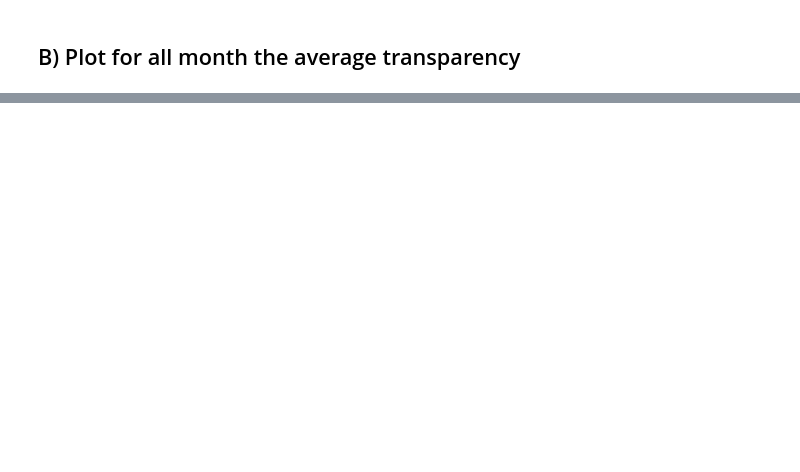
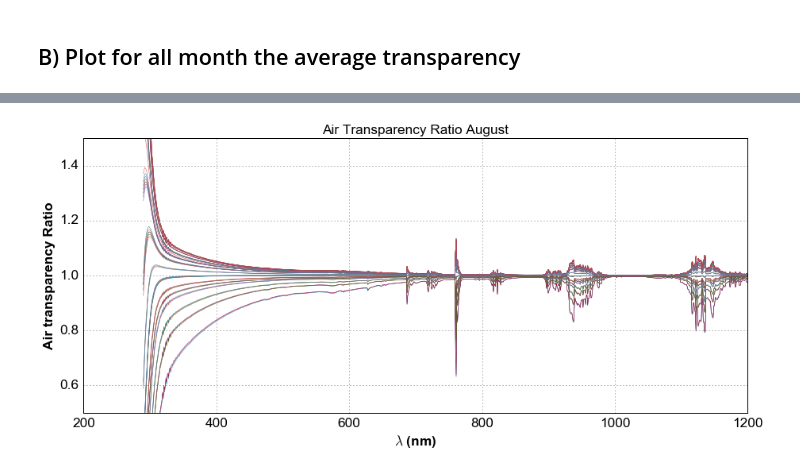
Before and after one commit to sylvielsstfr/CTIOAna2016, a Jupyter notebook: atmosphere/Show_RT_CT_pp_sa_rt_y2016_m08.ipynb, the cells around one changed output, grey strips where cells are left out. Cells and saved outputs as stored; diff of their text form; code cells hidden in the pictures; blank space fills up the shorter version.

```diff
--- a/atmosphere/Show_RT_CT_pp_sa_rt_y2016_m08.ipynb
+++ b/atmosphere/Show_RT_CT_pp_sa_rt_y2016_m08.ipynb
@@ -266,7 +188,8 @@ def PlotRatioAirTransparencyAllMonth(filelist,aver,title_name,fig_name,YMIN=0,YM
         y=data[:,1]
         wl=np.array(x)
         ratio=np.array(y)/aver
-        plt.plot(wl,ratio,'-',linewidth=0.5,label=months_y2016[idx])
+        #plt.plot(wl,ratio,'-',linewidth=0.5,label=months_y2016[idx])
+        plt.plot(wl,ratio,'-',linewidth=0.5)
         idx=idx+1
 
     plt.xlim(200,1200)
@@ -323,6 +244,8 @@ PlotAirTransparencyAllMonth(selectedfiles,title,figure,YMIN=0.5,YMAX=1)
 # %%
 (wl, aver)=GetAirTransparencyAverageAllMonth(selectedfiles)
 # %%
-title='Air Transparency Ratio '+airmass_sel_tag[airmass_selection]
-figure='RAirTransp_H2O_Y2016_Mall'+'_sa'+'.jpg'
-PlotRatioAirTransparencyAllMonth(selectedfiles,aver,title,figure,YMIN=0.8,YMAX=1.2)
+title='Air Transparency Ratio '+month_y2016_tag['08']
+figure='RAirTransp_CTIO_Y2016_Mall'+'_sa'+'.jpg'
+PlotRatioAirTransparencyAllMonth(selectedfiles,aver,title,figure,YMIN=0.5,YMAX=1.5)
+# %% [output]
+[figure, added]
```
Also changed, not shown: parts of 12 cells of this notebook, 6 other files.
